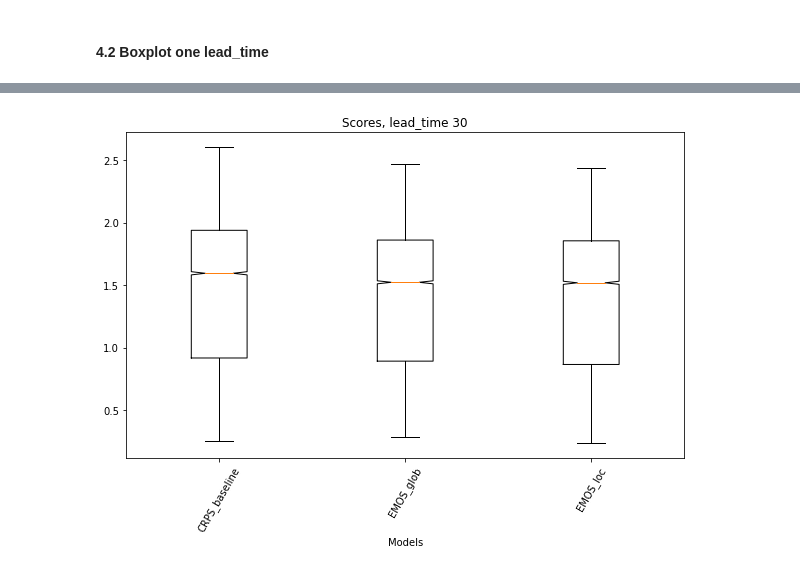
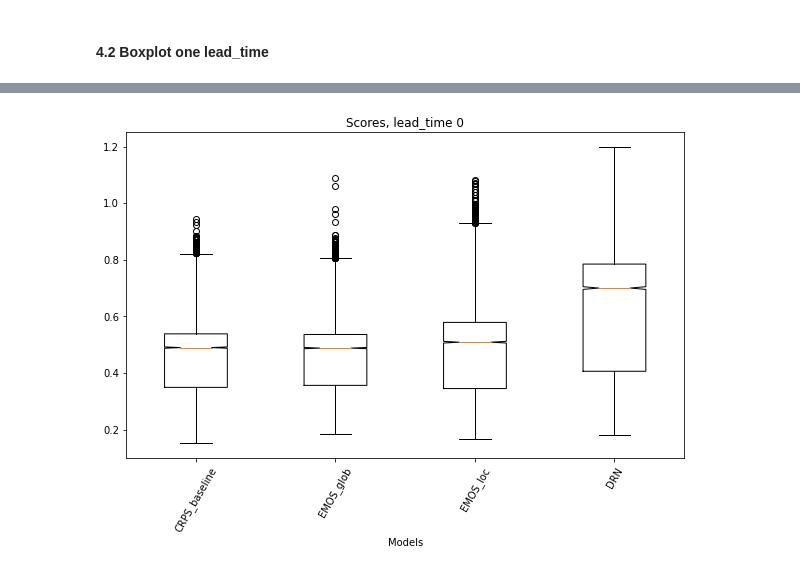
Before and after one commit to cleveryangcong/Bachelor_Thesis, a Jupyter notebook: notebooks/reports/1.1-dc-score_visualization_final.ipynb, the cells around one changed output, grey strips where cells are left out. Drawn from its saved outputs; the diff is of its cells as text; code cells hidden in the pictures.

```diff
--- a/notebooks/reports/1.1-dc-score_visualization_final.ipynb
+++ b/notebooks/reports/1.1-dc-score_visualization_final.ipynb
@@ -208,7 +208,7 @@ Returns:
             labels_models.append(labels_all[count])
 
     # Plot heat maps
-    fig, axs = plt.subplots(len(all_mean_scores), 1, figsize=(20, 10))
+    fig, axs = plt.subplots(len(all_mean_scores), 1, figsize=(25, 15))
     for model in range(len(all_mean_scores)):
         im = axs[model].imshow(all_mean_scores[model], cmap="viridis")
         fig.colorbar(
@@ -367,7 +367,7 @@ box_plot_lead_time_scores("t2m", 30)
 [figure]
 [interactive output not drawn]
 # %%
-box_plot_lead_time_scores("ws10", 30, models=[True, True, True, False])
+box_plot_lead_time_scores("ws10", 0, models=[True, True, True, True])
 # %% [output]
-[figure, old version]
+[figure, new version]
 [interactive output not drawn]
```
Also changed, not shown: parts of 8 cells of this notebook.
